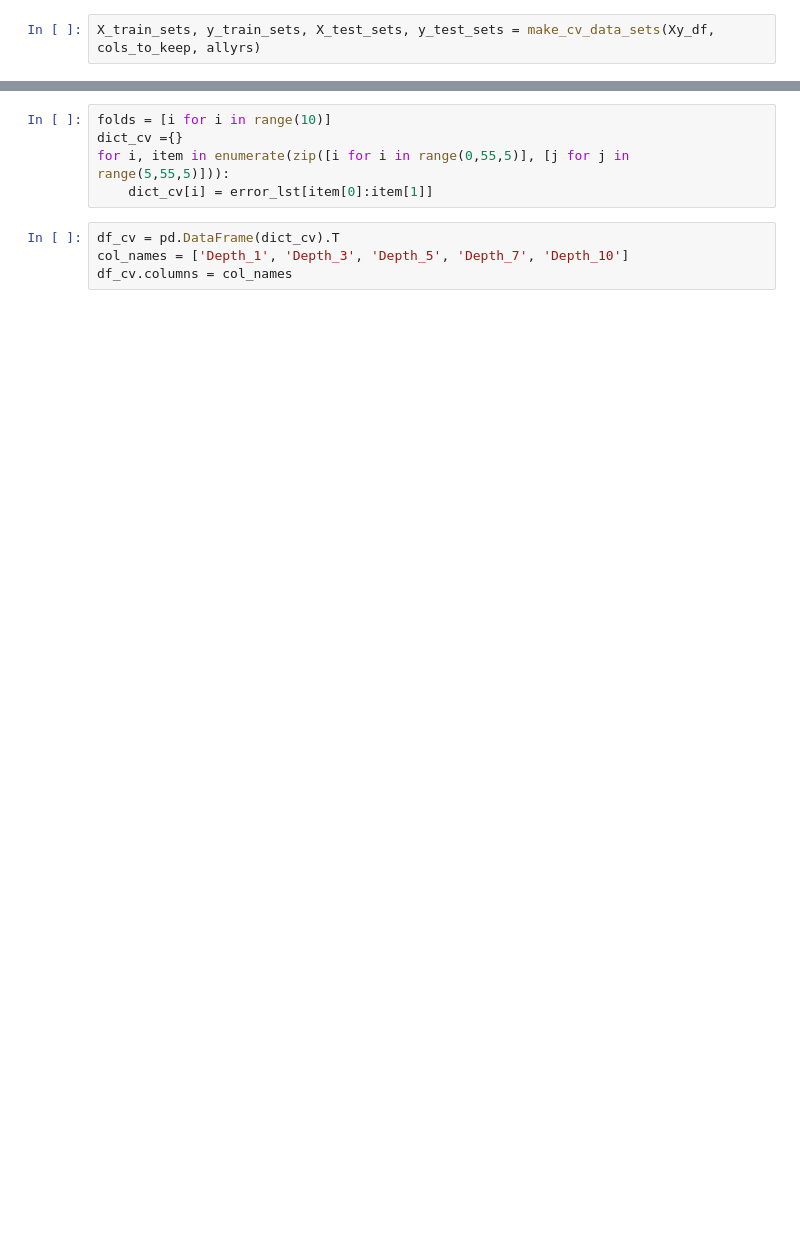
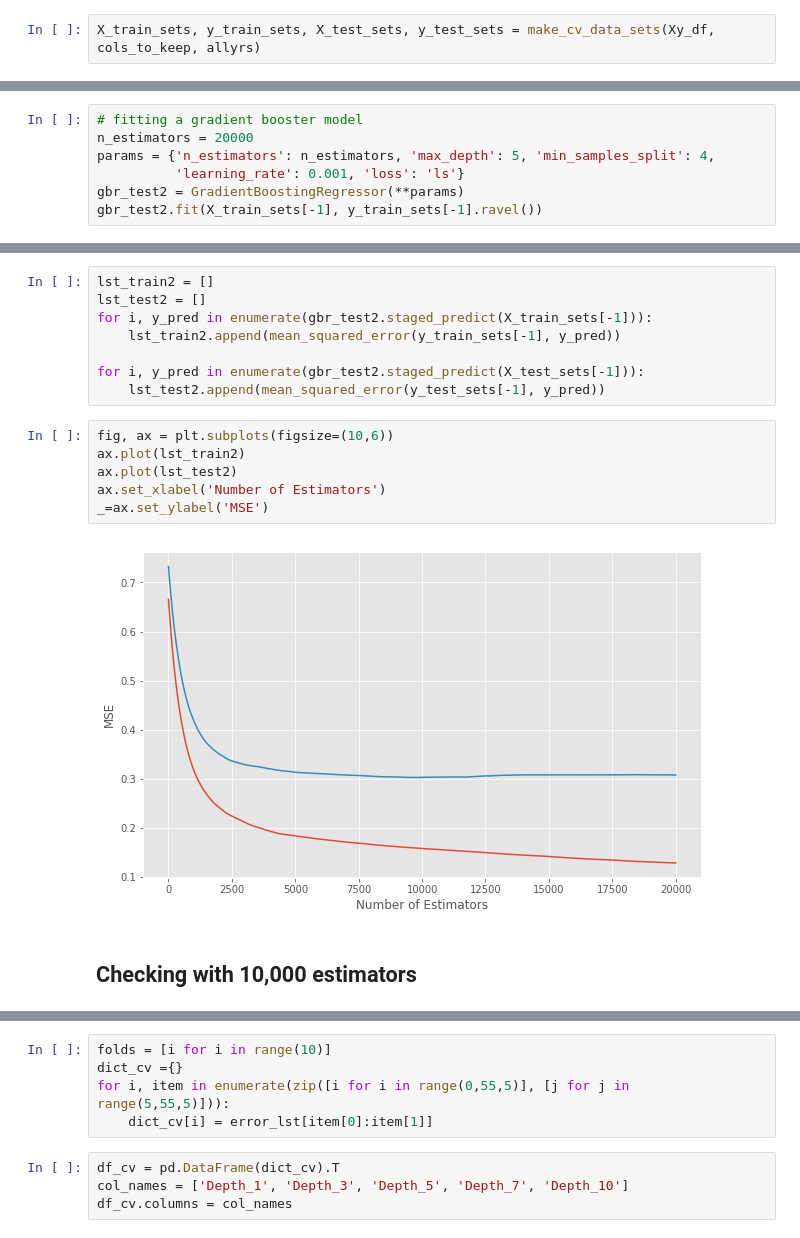
Before and after one commit to abulho/Surf_Prediction, a Jupyter notebook: src/30_Jan_2018_Modeling_Cross_Validation_Tree_Depth.ipynb, the cells around one changed output, grey strips where cells are left out. Drawn from its saved outputs; the diff is of its cells as text; blank space fills up the shorter version.

```diff
--- a/src/30_Jan_2018_Modeling_Cross_Validation_Tree_Depth.ipynb
+++ b/src/30_Jan_2018_Modeling_Cross_Validation_Tree_Depth.ipynb
@@ -48,0 +132,7 @@ X_train_sets, y_train_sets, X_test_sets, y_test_sets = make_cv_data_sets(Xy_df,
+# %%
+# fitting a gradient booster model
+n_estimators = 20000
+params = {'n_estimators': n_estimators, 'max_depth': 5, 'min_samples_split': 4,
+          'learning_rate': 0.001, 'loss': 'ls'}
+gbr_test2 = GradientBoostingRegressor(**params)
+gbr_test2.fit(X_train_sets[-1], y_train_sets[-1].ravel())
@@ -48,0 +148,18 @@ X_train_sets, y_train_sets, X_test_sets, y_test_sets = make_cv_data_sets(Xy_df,
+# %%
+lst_train2 = []
+lst_test2 = []
+for i, y_pred in enumerate(gbr_test2.staged_predict(X_train_sets[-1])):
+    lst_train2.append(mean_squared_error(y_train_sets[-1], y_pred))
+
+for i, y_pred in enumerate(gbr_test2.staged_predict(X_test_sets[-1])):
+    lst_test2.append(mean_squared_error(y_test_sets[-1], y_pred))
+# %%
+fig, ax = plt.subplots(figsize=(10,6))
+ax.plot(lst_train2)
+ax.plot(lst_test2)
+ax.set_xlabel('Number of Estimators')
+_=ax.set_ylabel('MSE')
+# %% [output]
+[figure, added]
+# %% [markdown]
+## Checking with 10,000 estimators
```
Also changed, not shown: parts of 19 cells of this notebook, 4 other files.
